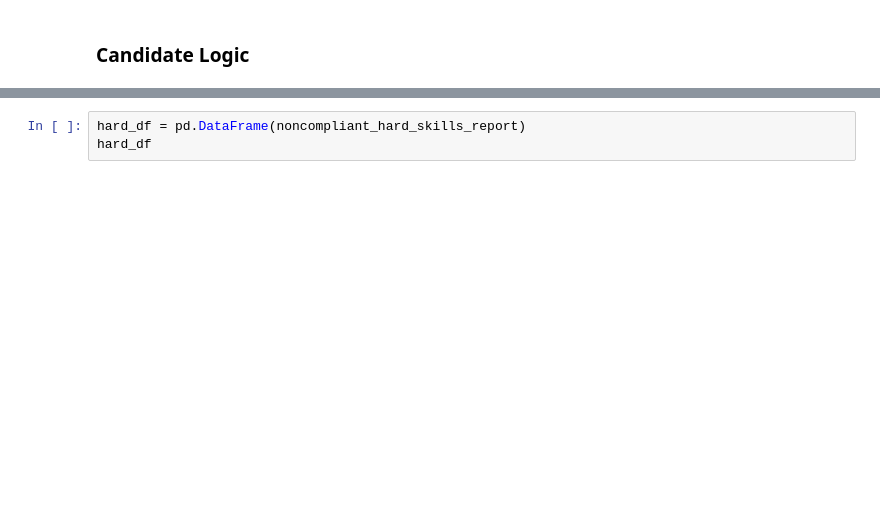
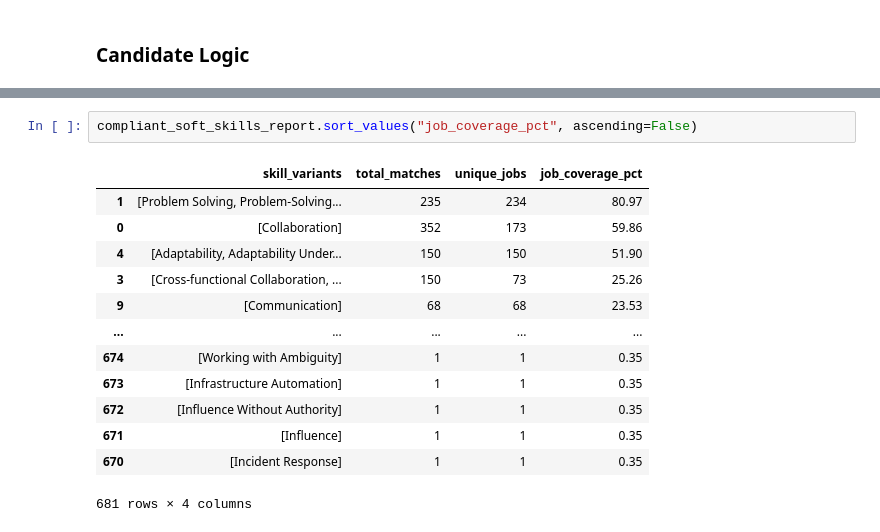
Before and after one commit to cgodevs/market-technical-fit-analysis-tool, a Jupyter notebook: docs/demo.ipynb, the cells around one changed output, grey strips where cells are left out. Saved outputs shown, nothing was run; the diff lists cells and outputs as text; blank space fills up the shorter version.

```diff
--- a/docs/demo.ipynb
+++ b/docs/demo.ipynb
@@ -681,3 +1020,16 @@ soft_df["skill_variants"].to_list()
 # %%
-hard_df = pd.DataFrame(noncompliant_hard_skills_report)
-hard_df
+compliant_soft_skills_report.sort_values("job_coverage_pct", ascending=False)
+# %% [output]
+|  | skill_variants | total_matches | unique_jobs | job_coverage_pct |
+| 1 | [Problem Solving, Problem-Solving... | 235 | 234 | 80.97 |
+| 0 | [Collaboration] | 352 | 173 | 59.86 |
+| 4 | [Adaptability, Adaptability Under... | 150 | 150 | 51.90 |
+| 3 | [Cross-functional Collaboration, ... | 150 | 73 | 25.26 |
+| 9 | [Communication] | 68 | 68 | 23.53 |
+| ... | ... | ... | ... | ... |
+| 674 | [Working with Ambiguity] | 1 | 1 | 0.35 |
+| 673 | [Infrastructure Automation] | 1 | 1 | 0.35 |
+| 672 | [Influence Without Authority] | 1 | 1 | 0.35 |
+| 671 | [Influence] | 1 | 1 | 0.35 |
+| 670 | [Incident Response] | 1 | 1 | 0.35 |
+681 rows × 4 columns
```
Also changed, not shown: parts of 21 cells of this notebook.
